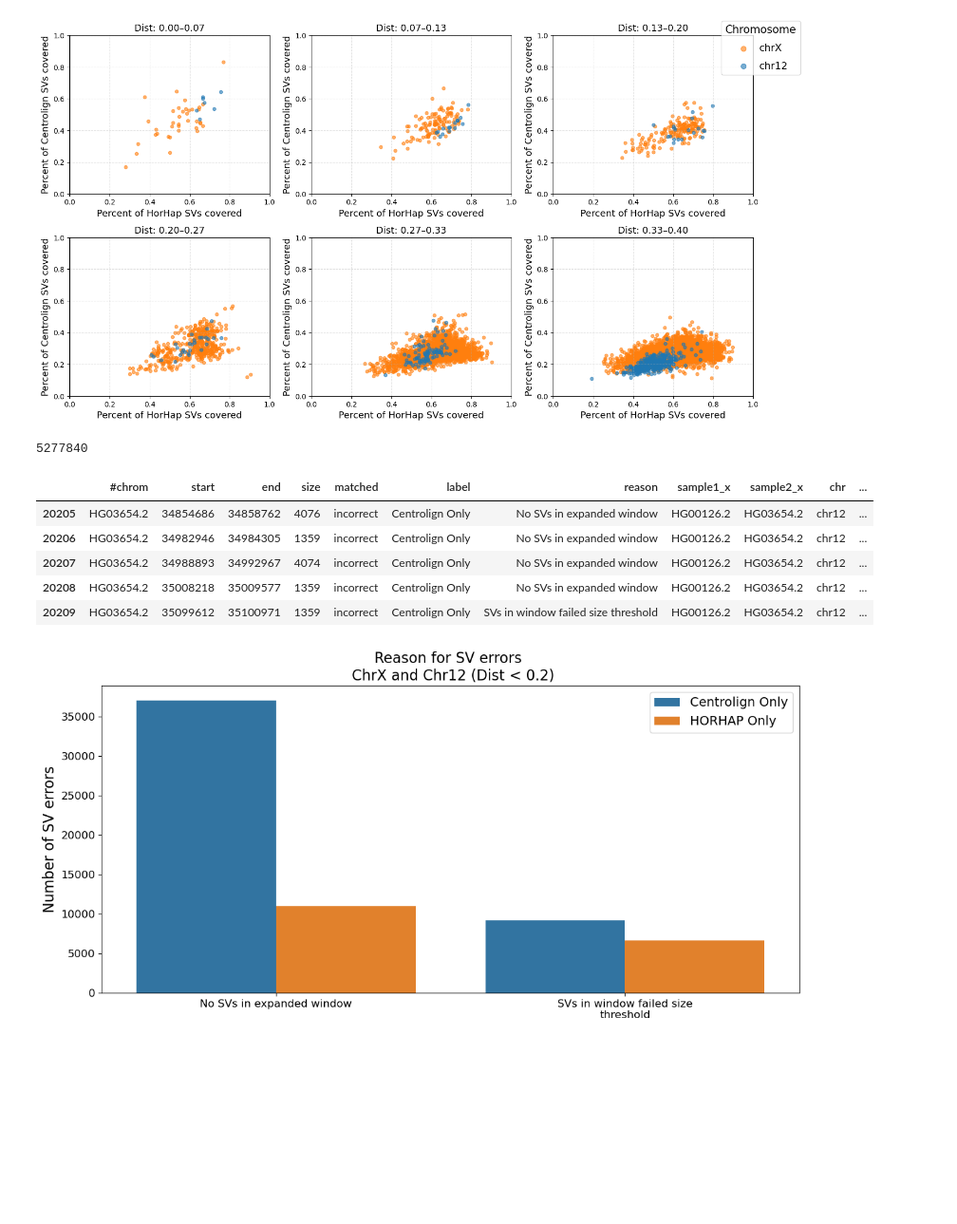
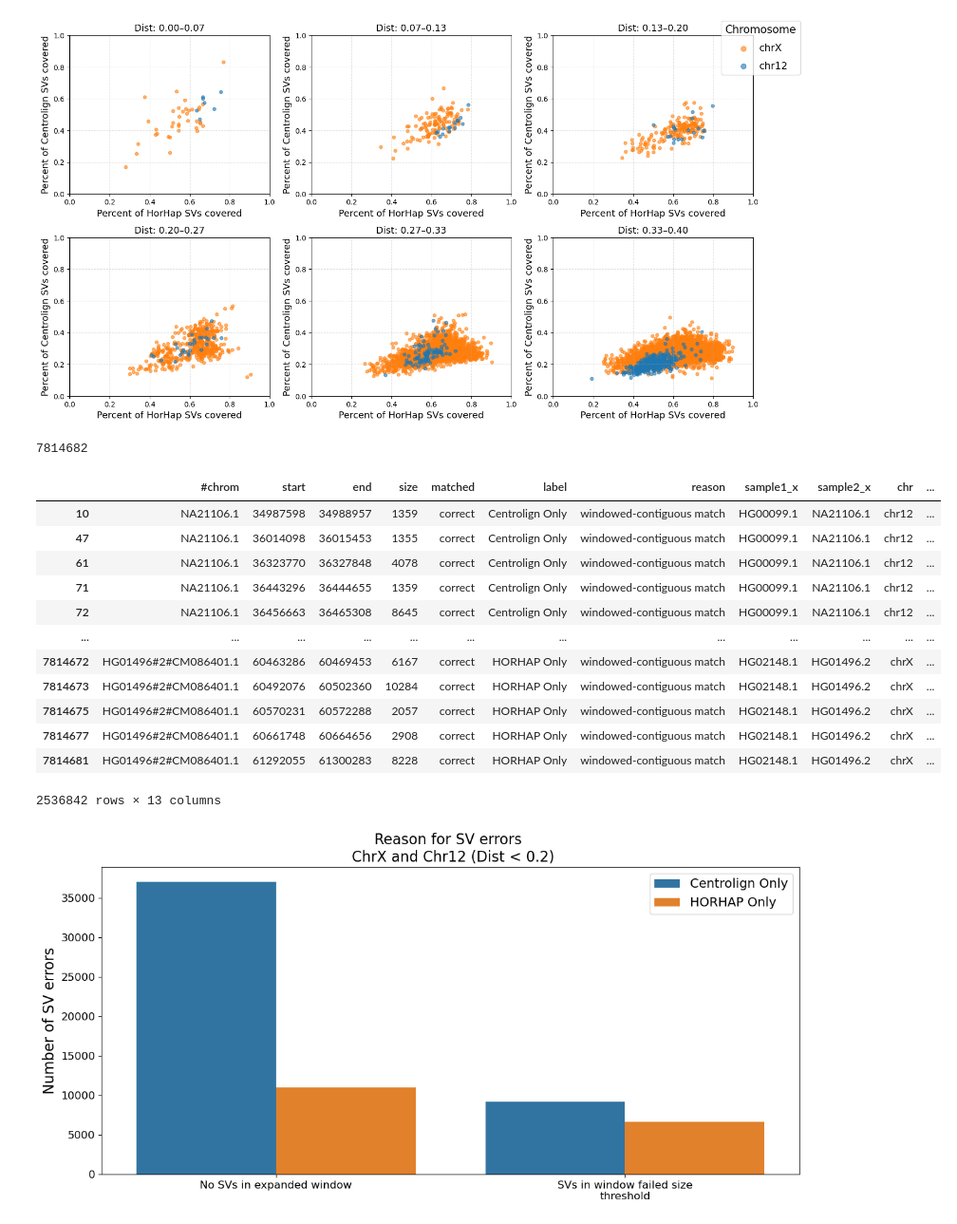
Before and after one commit to miramastoras/centrolign_analysis, a Jupyter notebook: analysis_notes/release2_QC_v2/notebooks/horhap_SV_concordance.ipynb, the cells around one changed output. Shown at 95% size. Saved outputs shown, nothing was run; the diff lists cells and outputs as text; code cells hidden in the pictures; blank space fills up the shorter version.

```diff
--- a/analysis_notes/release2_QC_v2/notebooks/horhap_SV_concordance.ipynb
+++ b/analysis_notes/release2_QC_v2/notebooks/horhap_SV_concordance.ipynb
@@ -2022,7 +2022,7 @@ errors_df["chr"]="chr12"
 errors_df2["chr"]="chrX"
 errors_df_all = pd.concat([errors_df, errors_df2], ignore_index=True)
 # %%
-df_incorrect = errors_df_all[errors_df_all["matched"] == "incorrect"].copy()
+df_incorrect = errors_df_all.copy()
 df_incorrect.loc[df_incorrect["label"] == "BED1", "label"] = "Centrolign Only"
 df_incorrect.loc[df_incorrect["label"] == "BED2", "label"] = "HORHAP Only"
 df_incorrect.loc[df_incorrect["reason"] == "best subset size fraction failed min_size_frac", "reason"] = "SVs in window failed size threshold"
@@ -2030,7 +2030,7 @@ df_incorrect.loc[df_incorrect["reason"] == "no SVs overlap expanded window", "re
 
 len(df_incorrect)
 # %% [output]
-5277840
+7814682
 # %%
 # Step 1: define sorted pair function
 def make_sorted_pair(df):
@@ -2059,14 +2059,21 @@ merged_df = merged_df.drop(columns=["sample_pair"])
 # Step 5: subset to direct_pairwise_dist < 0.2
 df_filtered = merged_df[merged_df["direct_pairwise_dist"] < 0.2]
 # %%
-df_filtered.head()
+merged_df[merged_df["matched"]=="correct"]
 # %% [output]
 |  | #chrom | start | end | size | matched | label | reason | sample1_x | sample2_x | chr | ... |
-| 20205 | HG03654.2 | 34854686 | 34858762 | 4076 | incorrect | Centrolign Only | No SVs in expanded window | HG00126.2 | HG03654.2 | chr12 | ... |
-| 20206 | HG03654.2 | 34982946 | 34984305 | 1359 | incorrect | Centrolign Only | No SVs in expanded window | HG00126.2 | HG03654.2 | chr12 | ... |
-| 20207 | HG03654.2 | 34988893 | 34992967 | 4074 | incorrect | Centrolign Only | No SVs in expanded window | HG00126.2 | HG03654.2 | chr12 | ... |
-| 20208 | HG03654.2 | 35008218 | 35009577 | 1359 | incorrect | Centrolign Only | No SVs in expanded window | HG00126.2 | HG03654.2 | chr12 | ... |
-| 20209 | HG03654.2 | 35099612 | 35100971 | 1359 | incorrect | Centrolign Only | SVs in window failed size threshold | HG00126.2 | HG03654.2 | chr12 | ... |
+| 10 | NA21106.1 | 34987598 | 34988957 | 1359 | correct | Centrolign Only | windowed-contiguous match | HG00099.1 | NA21106.1 | chr12 | ... |
+| 47 | NA21106.1 | 36014098 | 36015453 | 1355 | correct | Centrolign Only | windowed-contiguous match | HG00099.1 | NA21106.1 | chr12 | ... |
+| 61 | NA21106.1 | 36323770 | 36327848 | 4078 | correct | Centrolign Only | windowed-contiguous match | HG00099.1 | NA21106.1 | chr12 | ... |
+| 71 | NA21106.1 | 36443296 | 36444655 | 1359 | correct | Centrolign Only | windowed-contiguous match | HG00099.1 | NA21106.1 | chr12 | ... |
+| 72 | NA21106.1 | 36456663 | 36465308 | 8645 | correct | Centrolign Only | windowed-contiguous match | HG00099.1 | NA21106.1 | chr12 | ... |
+| ... | ... | ... | ... | ... | ... | ... | ... | ... | ... | ... | ... |
+| 7814672 | HG01496#2#CM086401.1 | 60463286 | 60469453 | 6167 | correct | HORHAP Only | windowed-contiguous match | HG02148.1 | HG01496.2 | chrX | ... |
+| 7814673 | HG01496#2#CM086401.1 | 60492076 | 60502360 | 10284 | correct | HORHAP Only | windowed-contiguous match | HG02148.1 | HG01496.2 | chrX | ... |
+| 7814675 | HG01496#2#CM086401.1 | 60570231 | 60572288 | 2057 | correct | HORHAP Only | windowed-contiguous match | HG02148.1 | HG01496.2 | chrX | ... |
+| 7814677 | HG01496#2#CM086401.1 | 60661748 | 60664656 | 2908 | correct | HORHAP Only | windowed-contiguous match | HG02148.1 | HG01496.2 | chrX | ... |
+| 7814681 | HG01496#2#CM086401.1 | 61292055 | 61300283 | 8228 | correct | HORHAP Only | windowed-contiguous match | HG02148.1 | HG01496.2 | chrX | ... |
+2536842 rows × 13 columns
 # %%
 import pandas as pd
 import seaborn as sns
```
Also changed, not shown: parts of 6 cells of this notebook.
